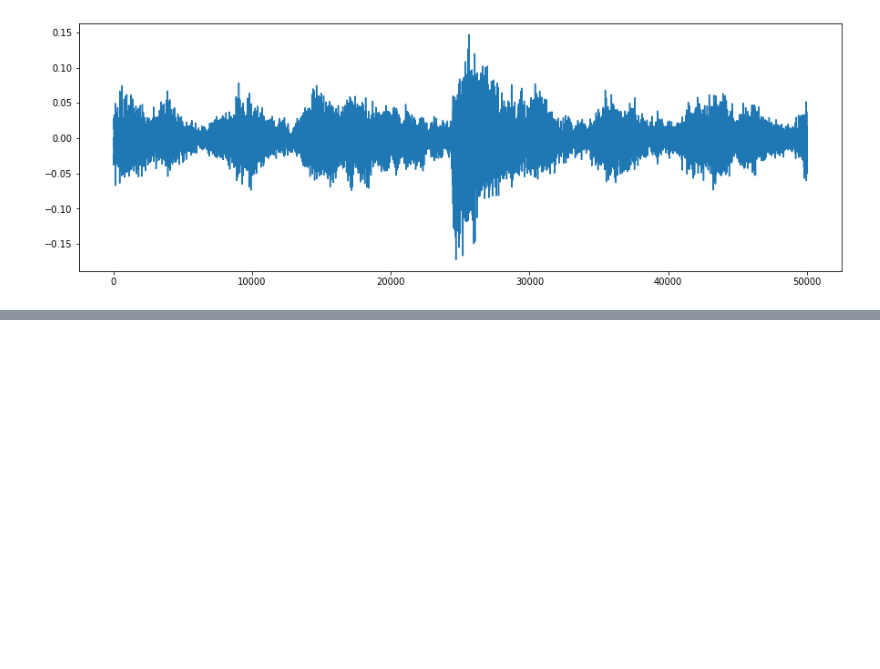
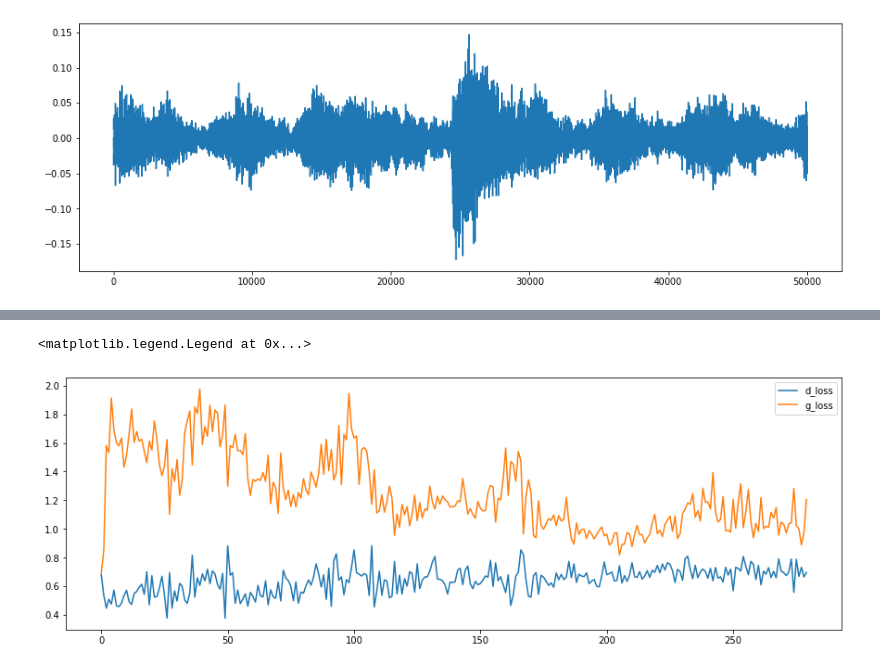
Before and after one commit to wojciechsadlik/MGU-CGANMusicConverter, a Jupyter notebook: raw_audio_gan.ipynb, the cells around one changed output, grey strips where cells are left out. Cells and saved outputs as stored; diff of their text form; code cells hidden in the pictures; blank space fills up the shorter version.

```diff
--- a/raw_audio_gan.ipynb
+++ b/raw_audio_gan.ipynb
@@ -261,0 +282,8 @@ with open(DATASET_PATH + '/3000.pkl', 'rb') as f:
+# %%
+plt.figure(figsize=(15,5))
+plt.plot(d_loss_history, label='d_loss')
+plt.plot(g_loss_history, label='g_loss')
+plt.legend()
+# %% [output]
+<matplotlib.legend.Legend at 0x...>
+[figure, added]
```
Also changed, not shown: parts of 6 cells of this notebook.
